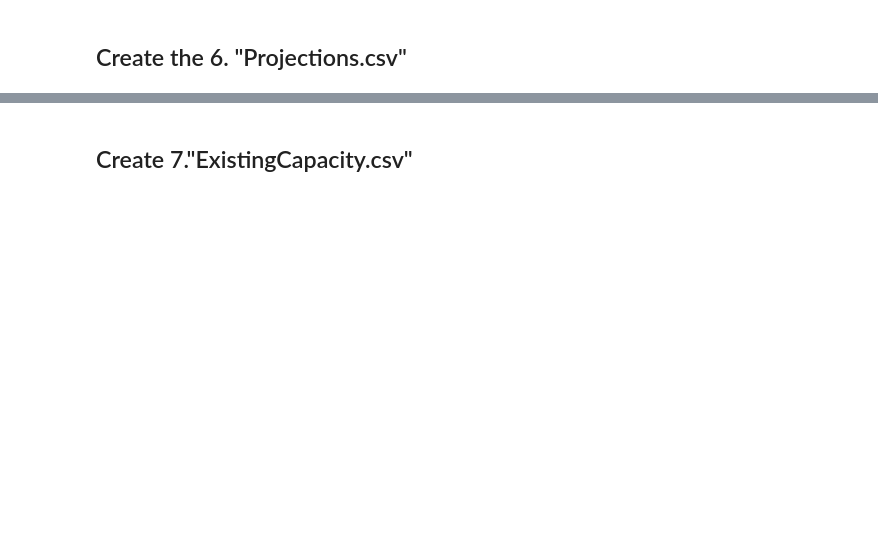
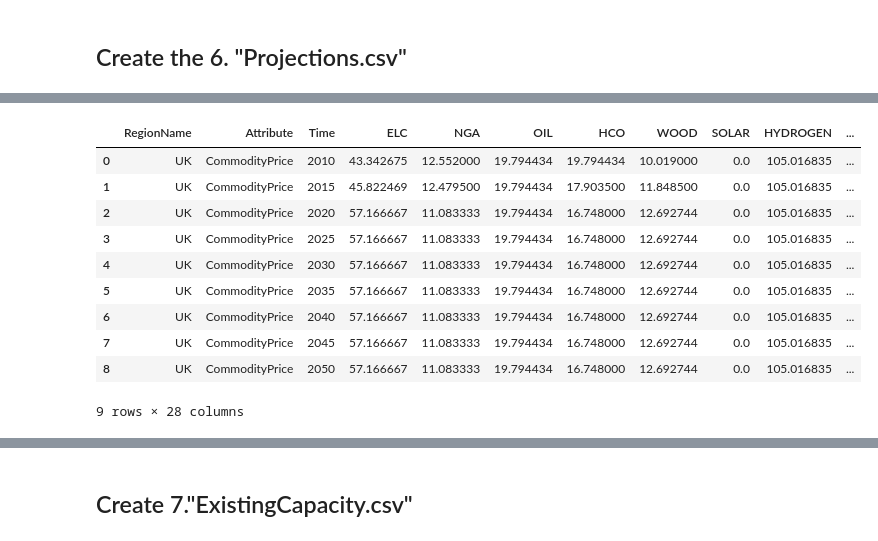
Before and after one commit to Jin-Jun-Mei/MUSE_UK_buildings, a Jupyter notebook: python_script/create_MUSE_Files_Residential.ipynb, the cells around one changed output, grey strips where cells are left out. Cells and saved outputs as stored; diff of their text form; code cells hidden in the pictures; blank space fills up the shorter version.

```diff
--- a/python_script/create_MUSE_Files_Residential.ipynb
+++ b/python_script/create_MUSE_Files_Residential.ipynb
@@ -30,10 +30,10 @@ from difflib import get_close_matches
 ## Locate the input data file (TIMES) and the output file (MUSE)
 # %%
 #### TIMES data folder
-data_folder = Path.cwd().parent / 'TIMES_data_Residential'
+data_folder = Path.cwd().parent / 'Residential' / 'TIMES_data_Residential'
 
 # folder to save output
-output_folder = Path.cwd().parent / 'MUSE_Files'
+output_folder = Path.cwd().parent / 'Residential' /'MUSE_Files'
 
 # Check if the folder exists, and create it if it doesn't
 output_folder.mkdir(parents=True, exist_ok=True)
@@ -765,3 +792,40 @@ proj_df.insert(1, 'Attribute', 'CommodityPrice')  # Insert 'region' as the first
+# %%
+# set time range that we are interested in
+years = [str(year) for year in range(2010, 2050+1, 5)] #[2010, 2015, 2020, 2025, 2030, 2035, 2040, 2045]
+
+# Initialize an empty dictionary to store projections
+projections = {}
+
+# Loop over the commodities and populate the projections dictionary
+for comm in GlobalCommodities_df['CommodityName'].to_list():
+    if comm in price_projections.keys():
+        # If the commodity exists in price_projections, add its data
+        projections[comm] = price_projections[comm]
+    else:
+        # If the commodity is not in price_projections, initialize with years as keys and 0 as values
+        projections[comm] = {year: 0 for year in years}
+
+# Convert the projections dictionary to a DataFrame
+proj_df = pd.DataFrame(projections)#.reset_index(drop=True)
+
+# Reset the index to include the dictionary keys (years) as the first column
+proj_df = proj_df.rename_axis("Time").reset_index()
+
+# Add the 'RegionName' and 'Attribute' columns as required by the MUSE format
+proj_df.insert(0, 'RegionName', region)  # Insert 'Region' as the first column
+proj_df.insert(1, 'Attribute', 'CommodityPrice')  # Insert 'region' as the first column
+# %% [output]
+|  | RegionName | Attribute | Time | ELC | NGA | OIL | HCO | WOOD | SOLAR | HYDROGEN | ... |
+| 0 | UK | CommodityPrice | 2010 | 43.342675 | 12.552000 | 19.794434 | 19.794434 | 10.019000 | 0.0 | 105.016835 | ... |
+| 1 | UK | CommodityPrice | 2015 | 45.822469 | 12.479500 | 19.794434 | 17.903500 | 11.848500 | 0.0 | 105.016835 | ... |
+| 2 | UK | CommodityPrice | 2020 | 57.166667 | 11.083333 | 19.794434 | 16.748000 | 12.692744 | 0.0 | 105.016835 | ... |
+| 3 | UK | CommodityPrice | 2025 | 57.166667 | 11.083333 | 19.794434 | 16.748000 | 12.692744 | 0.0 | 105.016835 | ... |
+| 4 | UK | CommodityPrice | 2030 | 57.166667 | 11.083333 | 19.794434 | 16.748000 | 12.692744 | 0.0 | 105.016835 | ... |
+| 5 | UK | CommodityPrice | 2035 | 57.166667 | 11.083333 | 19.794434 | 16.748000 | 12.692744 | 0.0 | 105.016835 | ... |
+| 6 | UK | CommodityPrice | 2040 | 57.166667 | 11.083333 | 19.794434 | 16.748000 | 12.692744 | 0.0 | 105.016835 | ... |
+| 7 | UK | CommodityPrice | 2045 | 57.166667 | 11.083333 | 19.794434 | 16.748000 | 12.692744 | 0.0 | 105.016835 | ... |
+| 8 | UK | CommodityPrice | 2050 | 57.166667 | 11.083333 | 19.794434 | 16.748000 | 12.692744 | 0.0 | 105.016835 | ... |
+9 rows × 28 columns
 # %%
 # save the new DataFrame to a new csv file
 proj_df.to_csv(output_folder / 'Projections.csv', index=False)
```
Also changed, not shown: parts of 16 cells of this notebook, 1 other file.
